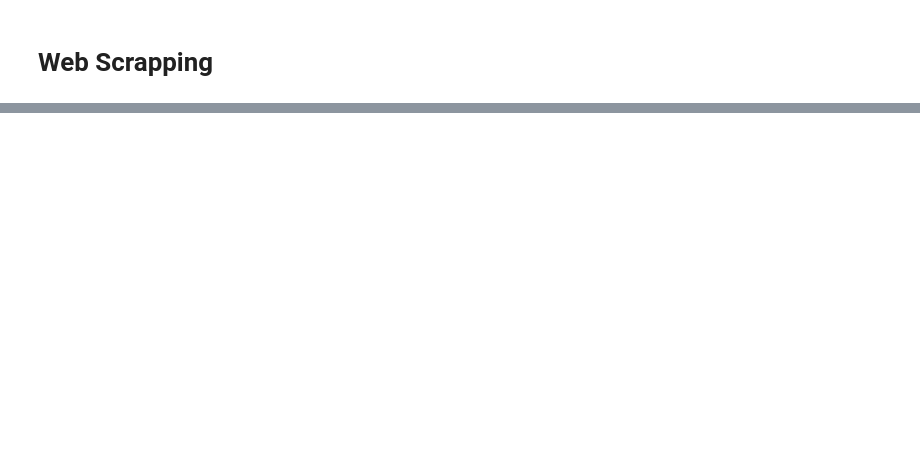
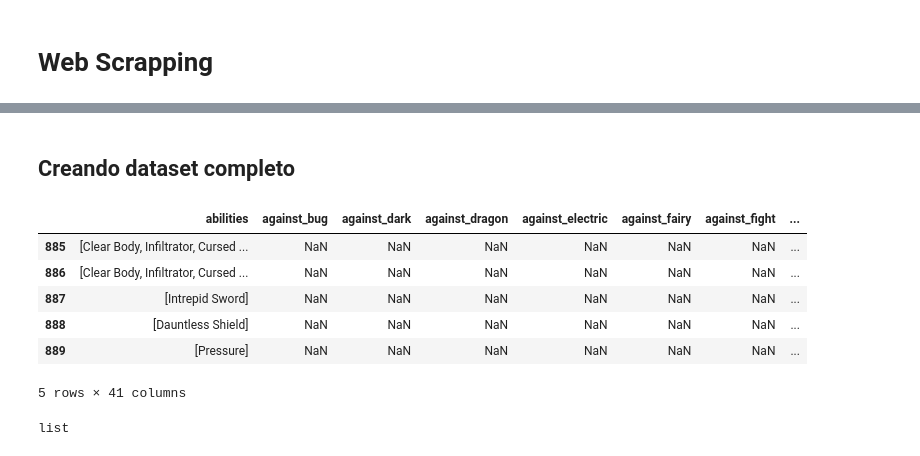
Before and after one commit to OscarAlvaradoM/Pokemon, a Jupyter notebook: Pokemon_estadisticas.ipynb, the cells around one changed output, grey strips where cells are left out. Cells and saved outputs as stored; diff of their text form; code cells hidden in the pictures; blank space fills up the shorter version.

```diff
--- a/Pokemon_estadisticas.ipynb
+++ b/Pokemon_estadisticas.ipynb
@@ -72,3 +54,0 @@ browser.quit()
-# %%
-content = browser.page_source
-soup = BeautifulSoup(content)
@@ -169,0 +177,14 @@ plt.savefig('Type_chart.png')
+# %%
+url_gen8 = 'https://www.serebii.net/pokedex-swsh'
+ws = iniciador_ws(url_gen8)
+soup = ws.iniciar()
+
+for form in soup.findAll('form', attrs = {'name': 'nav9'}):
+    for poke in form.findAll('option'):
+        if poke.contents[0][0] == '8' or poke.contents[0][0] == '?':
+            try:
+                dic_nombres[str(poke.contents[0][4:]).lower().replace(' ', '')] = {'pokedex_number': int(poke.contents[0][:3])}
+            except:
+                dic_nombres[str(poke.contents[0][4:]).lower().replace(' ', '')] = {'pokedex_number': poke.contents[0][:3]}
+
+ws.cerrar()
@@ -169,0 +232,22 @@ plt.savefig('Type_chart.png')
+# %%
+def limpiar2(lista):
+    boolean_array = np.array([True for _ in range(22)])
+    boolean_array[[-9,-8]] = False
+    lista = list(np.array(lista)[boolean_array])
+    lista[2] = lista[2][1:]
+    try:
+        lista[3] = np.float(lista[3][:-1])
+    except:
+        lista[3] = np.nan
+    lista[5] = lista[5][2].replace('\n\t\t\t','')[:-1]
+    lista[6] = lista[6][2].replace('\n\t\t\t','')[:-2]
+    lista[8] = int(lista[8].replace(',',''))
+    if len(lista[9]) > 1:
+        lista.insert(10, lista[9][2])
+        lista[10] = lista[10][:-5].lower()
+    else:
+        lista.insert(10, np.nan)
+    lista[9] = lista[9][0][:-5].lower()
+    lista[12] = int(lista[12][0][:-7].replace(',',''))
+
+    return lista
@@ -169,0 +331,15 @@ plt.savefig('Type_chart.png')
+# %% [markdown]
+## Creando dataset completo
+# %%
+df_maestro = gen_1_7
+for llave in list(diccionario_nuevos.keys()):
+    df_maestro = df_maestro.append(diccionario_nuevos[llave], ignore_index = True)
+df_maestro.tail()
+# %% [output]
+|  | abilities | against_bug | against_dark | against_dragon | against_electric | against_fairy | against_fight | ... |
+| 885 | [Clear Body, Infiltrator, Cursed ... | NaN | NaN | NaN | NaN | NaN | NaN | ... |
+| 886 | [Clear Body, Infiltrator, Cursed ... | NaN | NaN | NaN | NaN | NaN | NaN | ... |
+| 887 | [Intrepid Sword] | NaN | NaN | NaN | NaN | NaN | NaN | ... |
+| 888 | [Dauntless Shield] | NaN | NaN | NaN | NaN | NaN | NaN | ... |
+| 889 | [Pressure] | NaN | NaN | NaN | NaN | NaN | NaN | ... |
+5 rows × 41 columns
@@ -169,0 +348,5 @@ plt.savefig('Type_chart.png')
+# %%
+a = eval(df_maestro.iloc[0,0])
+type(a)
+# %% [output]
+list
```
Also changed, not shown: parts of 33 cells of this notebook.
